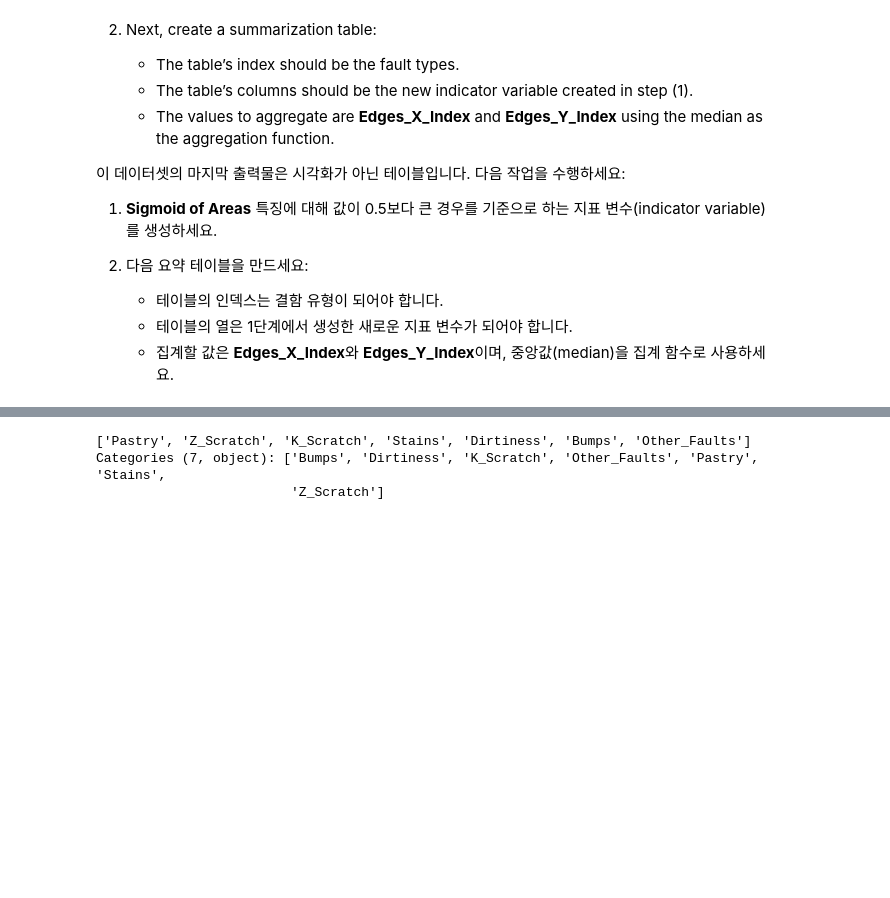
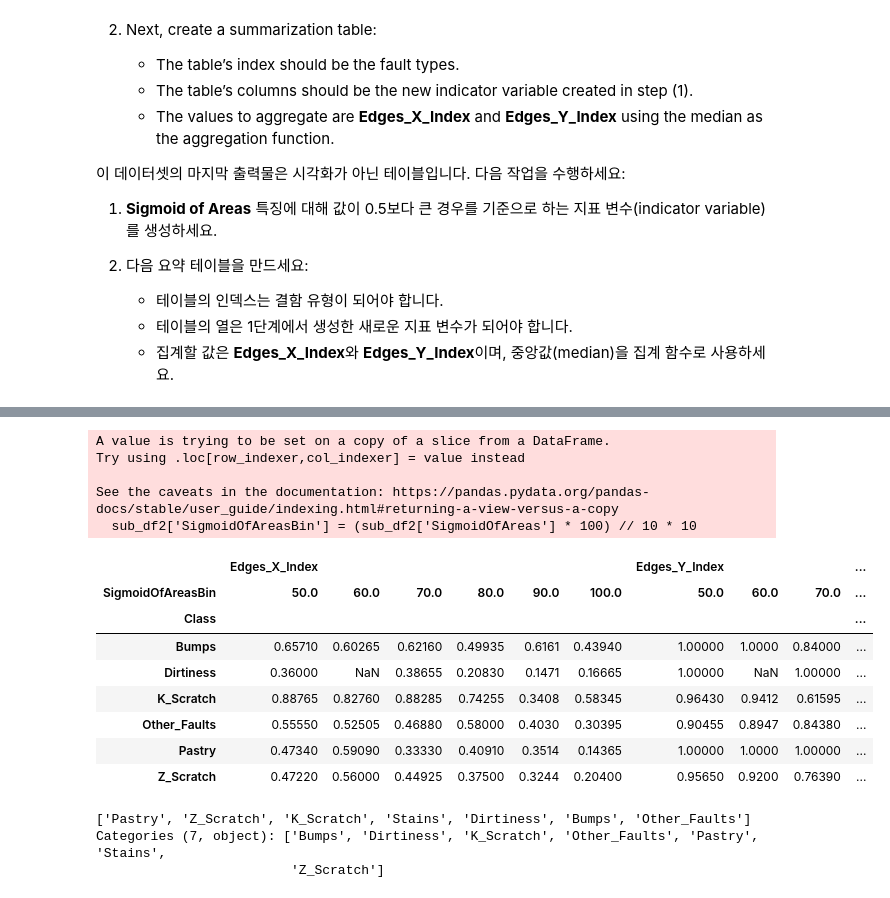
Before and after one commit to SyngyeonTak/Best-README-Template, a Jupyter notebook: DAEM_Midterm_practical_test.ipynb, the cells around one changed output, grey strips where cells are left out. Saved outputs shown, nothing was run; the diff lists cells and outputs as text; code cells hidden in the pictures; blank space fills up the shorter version.

```diff
--- a/DAEM_Midterm_practical_test.ipynb
+++ b/DAEM_Midterm_practical_test.ipynb
@@ -289,3 +265,31 @@ sub_df2
+# %%
+sigmoid_condition = data['SigmoidOfAreas'] > 0.5
+sub_df2 = data.loc[sigmoid_condition]
+
+sub_df2['SigmoidOfAreasBin'] = (sub_df2['SigmoidOfAreas'] * 100) // 10 * 10
+
+sub_df2['SigmoidOfAreasBin'] # indicator variable
+
+pivot_table = pd.pivot_table(sub_df2, index = 'Class', columns = 'SigmoidOfAreasBin', values= ['Edges_X_Index', 'Edges_Y_Index'], aggfunc = 'median')
+
+pivot_table
+
+#sub_df2
+# %% [output]
+A value is trying to be set on a copy of a slice from a DataFrame.
+Try using .loc[row_indexer,col_indexer] = value instead
+
+See the caveats in the documentation: https://pandas.pydata.org/pandas-docs/stable/user_guide/indexing.html#returning-a-view-versus-a-copy
+  sub_df2['SigmoidOfAreasBin'] = (sub_df2['SigmoidOfAreas'] * 100) // 10 * 10
+|  | Edges_X_Index |  |  |  |  |  | Edges_Y_Index |  |  | ... |
+| SigmoidOfAreasBin | 50.0 | 60.0 | 70.0 | 80.0 | 90.0 | 100.0 | 50.0 | 60.0 | 70.0 | ... |
+| Class |  |  |  |  |  |  |  |  |  | ... |
+| Bumps | 0.65710 | 0.60265 | 0.62160 | 0.49935 | 0.6161 | 0.43940 | 1.00000 | 1.0000 | 0.84000 | ... |
+| Dirtiness | 0.36000 | NaN | 0.38655 | 0.20830 | 0.1471 | 0.16665 | 1.00000 | NaN | 1.00000 | ... |
+| K_Scratch | 0.88765 | 0.82760 | 0.88285 | 0.74255 | 0.3408 | 0.58345 | 0.96430 | 0.9412 | 0.61595 | ... |
+| Other_Faults | 0.55550 | 0.52505 | 0.46880 | 0.58000 | 0.4030 | 0.30395 | 0.90455 | 0.8947 | 0.84380 | ... |
+| Pastry | 0.47340 | 0.59090 | 0.33330 | 0.40910 | 0.3514 | 0.14365 | 1.00000 | 1.0000 | 1.00000 | ... |
+| Z_Scratch | 0.47220 | 0.56000 | 0.44925 | 0.37500 | 0.3244 | 0.20400 | 0.95650 | 0.9200 | 0.76390 | ... |
 # %%
 data['Class'].unique()
 # %% [output]
```
Also changed, not shown: parts of 1 cell of this notebook.
